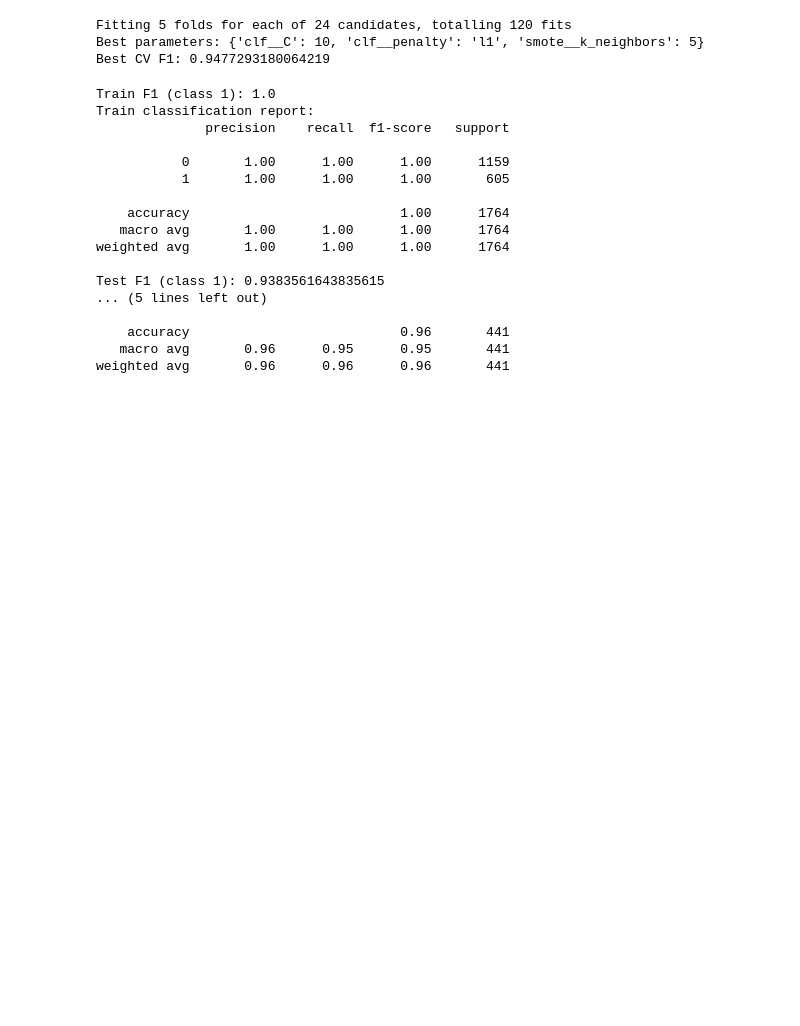
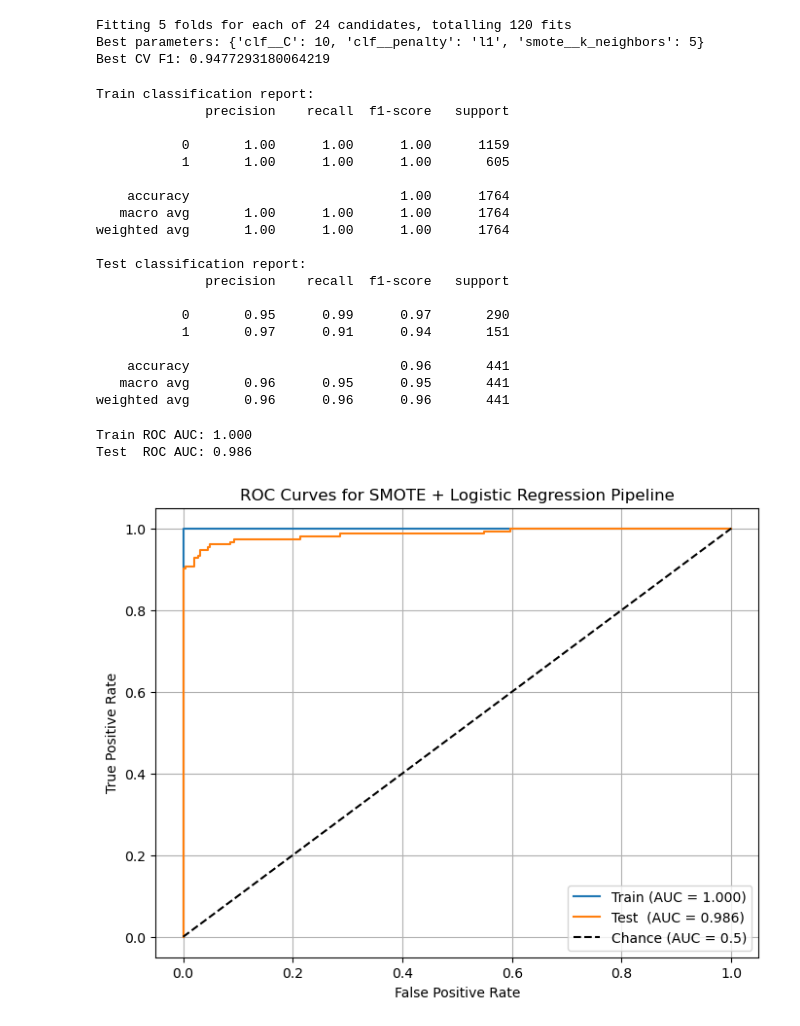
Before and after one commit to JordanGonzoactual/Hydraulic-Dataset, a Jupyter notebook: Models/smote_model.ipynb, the cells around one changed output. Cells and saved outputs as stored; diff of their text form; code cells hidden in the pictures; blank space fills up the shorter version.

Commit message:
added comments and roc auc curves

```diff
--- a/Models/smote_model.ipynb
+++ b/Models/smote_model.ipynb
@@ -49,20 +51,19 @@ Fitting 5 folds for each of 24 candidates, totalling 120 fits
 Best parameters: {'clf__C': 10, 'clf__penalty': 'l1', 'smote__k_neighbors': 5}
 Best CV F1: 0.9477293180064219
 # %%
+# training metrics
 y_train_pred = grid.predict(X_train)
-train_f1_class1 = f1_score(y_train, y_train_pred, pos_label=1)
-print("Train F1 (class 1):", train_f1_class1)
+
 print("Train classification report:")
 print(classification_report(y_train, y_train_pred))
 
-# 2) Test‐set metrics
+# testing metrics
 y_test_pred = grid.predict(X_test)
-test_f1_class1 = f1_score(y_test, y_test_pred, pos_label=1)
-print("Test F1 (class 1):", test_f1_class1)
+
+
 print("Test classification report:")
 print(classification_report(y_test, y_test_pred))
 # %% [output]
-Train F1 (class 1): 1.0
 Train classification report:
               precision    recall  f1-score   support
 
@@ -73,9 +74,44 @@ Train classification report:
    macro avg       1.00      1.00      1.00      1764
 weighted avg       1.00      1.00      1.00      1764
 
-Test F1 (class 1): 0.9383561643835615
-... (5 lines left out)
+Test classification report:
+              precision    recall  f1-score   support
+
+           0       0.95      0.99      0.97       290
+           1       0.97      0.91      0.94       151
 
     accuracy                           0.96       441
    macro avg       0.96      0.95      0.95       441
 weighted avg       0.96      0.96      0.96       441
+# %%
+#  Get predicted probabilities for the positive class
+y_train_proba = grid.predict_proba(X_train)[:, 1]
+y_test_proba  = grid.predict_proba(X_test)[:, 1]
+
+#  Compute ROC curve metrics
+fpr_train, tpr_train, _ = roc_curve(y_train, y_train_proba, pos_label=1)
+fpr_test,  tpr_test,  _ = roc_curve(y_test,  y_test_proba,  pos_label=1)
+
+#  Compute AUC scores
+auc_train = auc(fpr_train, tpr_train)
+auc_test  = auc(fpr_test,  tpr_test)
+
+print(f"Train ROC AUC: {auc_train:.3f}")
+print(f"Test  ROC AUC: {auc_test:.3f}")
+# %% [output]
+Train ROC AUC: 1.000
+Test  ROC AUC: 0.986
+# %%
+#  Plot both curves
+plt.figure(figsize=(8, 6))
+plt.plot(fpr_train, tpr_train, label=f"Train (AUC = {auc_train:.3f})")
+plt.plot(fpr_test,  tpr_test,  label=f"Test  (AUC = {auc_test:.3f})")
+plt.plot([0, 1], [0, 1], 'k--', label="Chance (AUC = 0.5)")
+plt.xlabel("False Positive Rate")
+plt.ylabel("True Positive Rate")
+plt.title("ROC Curves for SMOTE + Logistic Regression Pipeline")
+plt.legend(loc="lower right")
+plt.grid(True)
+plt.show()
+# %% [output]
+[figure, added]
```
Also changed, not shown: parts of 4 cells of this notebook, 3 other files.
